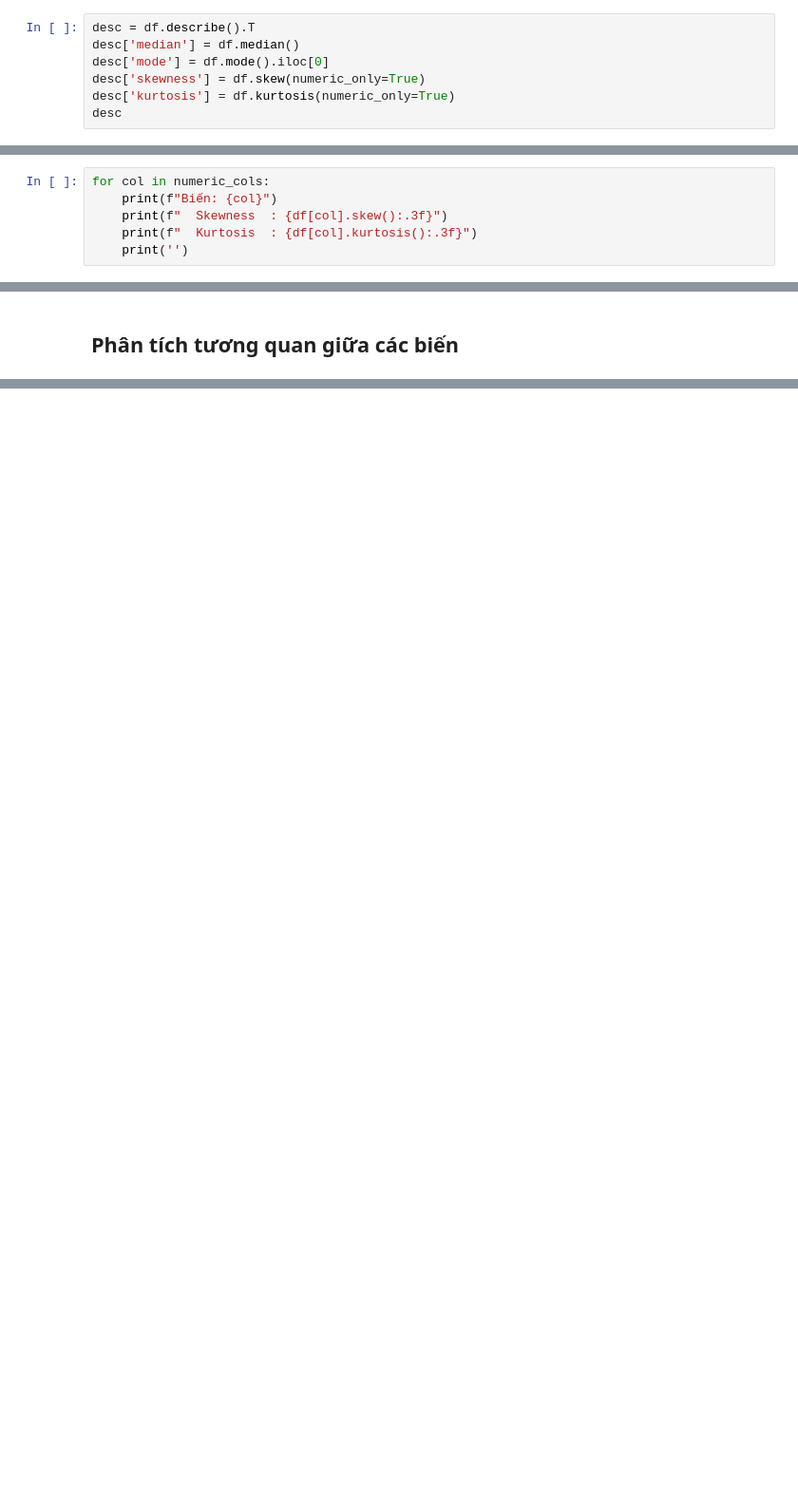
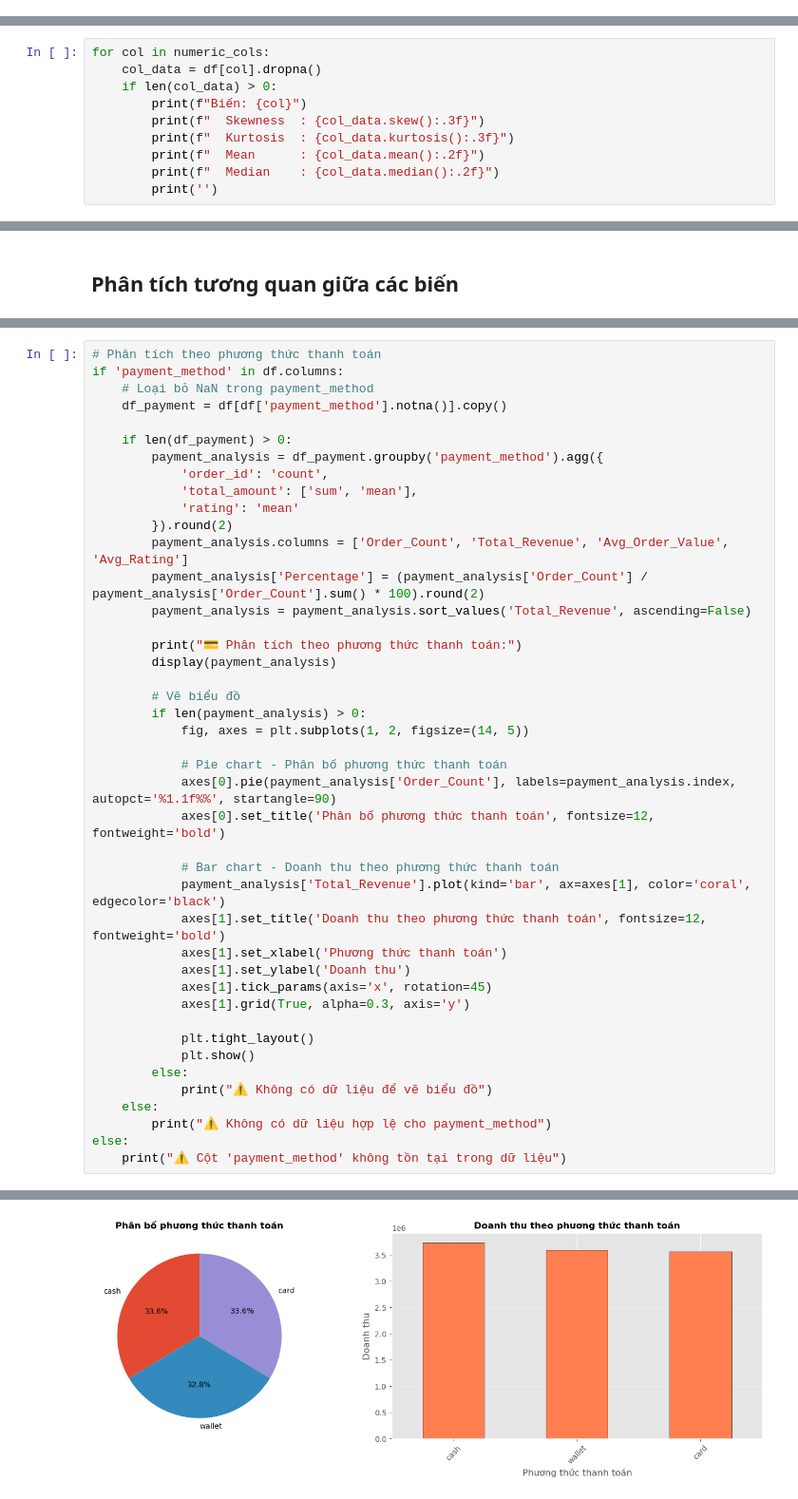
Before and after one commit to NTbankey1/High-Quality-Invoice-Images-for-OCR, a Jupyter notebook: src/analysis.ipynb, the cells around one changed output, grey strips where cells are left out. Shown at 95% size. Saved outputs shown, nothing was run; the diff lists cells and outputs as text; blank space fills up the shorter version.

```diff
--- a/src/analysis.ipynb
+++ b/src/analysis.ipynb
@@ -22,9 +99,2 @@ df.head()
 # %% [markdown]
 ## Thống kê mô tả
-# %%
-desc = df.describe().T
-desc['median'] = df.median()
-desc['mode'] = df.mode().iloc[0]
-desc['skewness'] = df.skew(numeric_only=True)
-desc['kurtosis'] = df.kurtosis(numeric_only=True)
-desc
@@ -47,7 +168,11 @@ Dựa vào skewness và kurtosis:
 - **Kurtosis > 3** → nhọn hơn phân phối chuẩn
 # %%
 for col in numeric_cols:
-    print(f"Biến: {col}")
-    print(f"  Skewness  : {df[col].skew():.3f}")
-    print(f"  Kurtosis  : {df[col].kurtosis():.3f}")
-    print('')
+    col_data = df[col].dropna()
+    if len(col_data) > 0:
+        print(f"Biến: {col}")
+        print(f"  Skewness  : {col_data.skew():.3f}")
+        print(f"  Kurtosis  : {col_data.kurtosis():.3f}")
+        print(f"  Mean      : {col_data.mean():.2f}")
+        print(f"  Median    : {col_data.median():.2f}")
+        print('')
@@ -67,0 +403,44 @@ plt.show()
+# %%
+# Phân tích theo phương thức thanh toán
+if 'payment_method' in df.columns:
+    # Loại bỏ NaN trong payment_method
+    df_payment = df[df['payment_method'].notna()].copy()
+
+    if len(df_payment) > 0:
+        payment_analysis = df_payment.groupby('payment_method').agg({
+            'order_id': 'count',
+            'total_amount': ['sum', 'mean'],
+            'rating': 'mean'
+        }).round(2)
+        payment_analysis.columns = ['Order_Count', 'Total_Revenue', 'Avg_Order_Value', 'Avg_Rating']
+        payment_analysis['Percentage'] = (payment_analysis['Order_Count'] / payment_analysis['Order_Count'].sum() * 100).round(2)
+        payment_analysis = payment_analysis.sort_values('Total_Revenue', ascending=False)
+
+        print("💳 Phân tích theo phương thức thanh toán:")
+        display(payment_analysis)
+
+        # Vẽ biểu đồ
+        if len(payment_analysis) > 0:
+            fig, axes = plt.subplots(1, 2, figsize=(14, 5))
+
+            # Pie chart - Phân bố phương thức thanh toán
+            axes[0].pie(payment_analysis['Order_Count'], labels=payment_analysis.index, autopct='%1.1f%%', startangle=90)
+            axes[0].set_title('Phân bố phương thức thanh toán', fontsize=12, fontweight='bold')
+
+            # Bar chart - Doanh thu theo phương thức thanh toán
+            payment_analysis['Total_Revenue'].plot(kind='bar', ax=axes[1], color='coral', edgecolor='black')
+            axes[1].set_title('Doanh thu theo phương thức thanh toán', fontsize=12, fontweight='bold')
+            axes[1].set_xlabel('Phương thức thanh toán')
+            axes[1].set_ylabel('Doanh thu')
+            axes[1].tick_params(axis='x', rotation=45)
+            axes[1].grid(True, alpha=0.3, axis='y')
+
+            plt.tight_layout()
+            plt.show()
+        else:
+            print("⚠️ Không có dữ liệu để vẽ biểu đồ")
+    else:
+        print("⚠️ Không có dữ liệu hợp lệ cho payment_method")
+else:
+    print("⚠️ Cột 'payment_method' không tồn tại trong dữ liệu")
+# %% [output]
@@ -67,0 +453 @@ plt.show()
+[figure, added]
```
Also changed, not shown: parts of 21 cells of this notebook, 14 other files.
